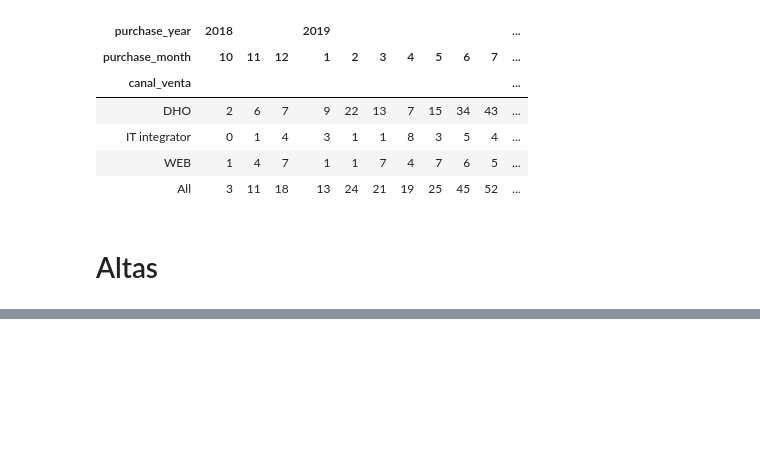
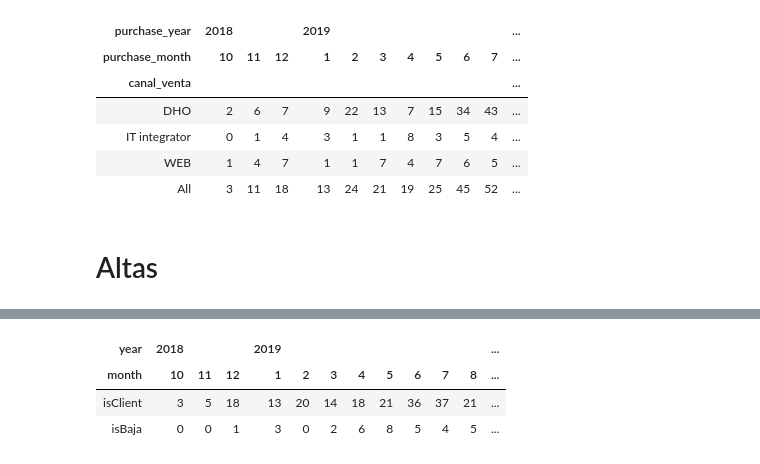
Before and after one commit to mariaadradosr/PyCartera, a Jupyter notebook: Final_PyCartera.ipynb, the cells around one changed output, grey strips where cells are left out. Drawn from its saved outputs; the diff is of its cells as text; code cells hidden in the pictures; blank space fills up the shorter version.

Commit message:
altas_bajas clientes added, historical created

```diff
--- a/Final_PyCartera.ipynb
+++ b/Final_PyCartera.ipynb
@@ -152,0 +90,2 @@ a[((a['year']==2019)|(a['year']==2020))&((a['month']==12)|(a['month']==1))]
+# %%
+df_altas = functions.base_altas(df)
@@ -152,0 +98,7 @@ a[((a['year']==2019)|(a['year']==2020))&((a['month']==12)|(a['month']==1))]
+# %%
+functions.cli_altas_bajas_mes(df_altas,canal=0)
+# %% [output]
+| year | 2018 |  |  | 2019 |  |  |  |  |  |  |  | ... |
+| month | 10 | 11 | 12 | 1 | 2 | 3 | 4 | 5 | 6 | 7 | 8 | ... |
+| isClient | 3 | 5 | 18 | 13 | 20 | 14 | 18 | 21 | 36 | 37 | 21 | ... |
+| isBaja | 0 | 0 | 1 | 3 | 0 | 2 | 6 | 8 | 5 | 4 | 5 | ... |
```
Also changed, not shown: parts of 9 cells of this notebook, 14 other files.
